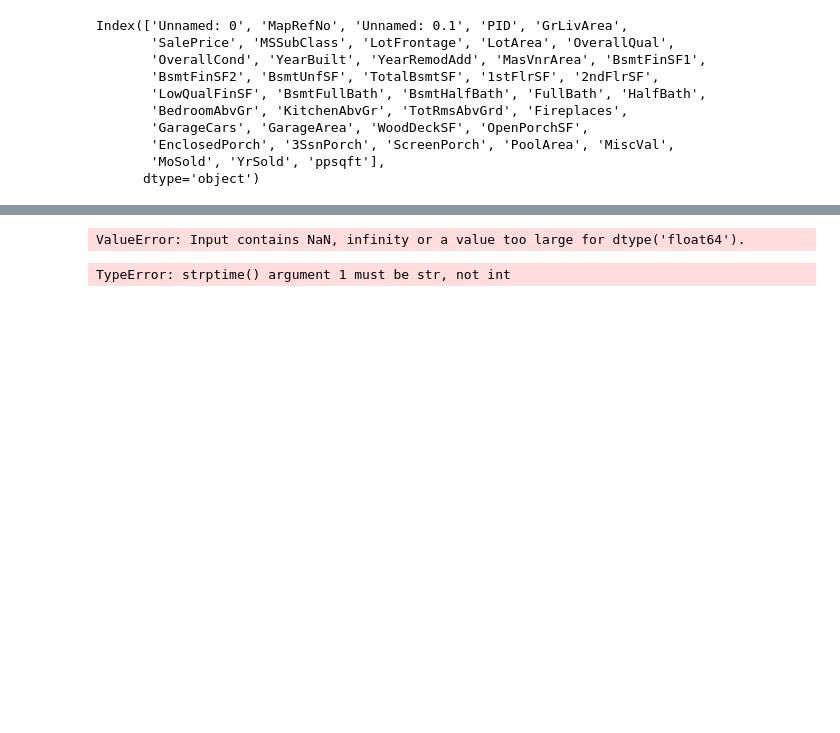
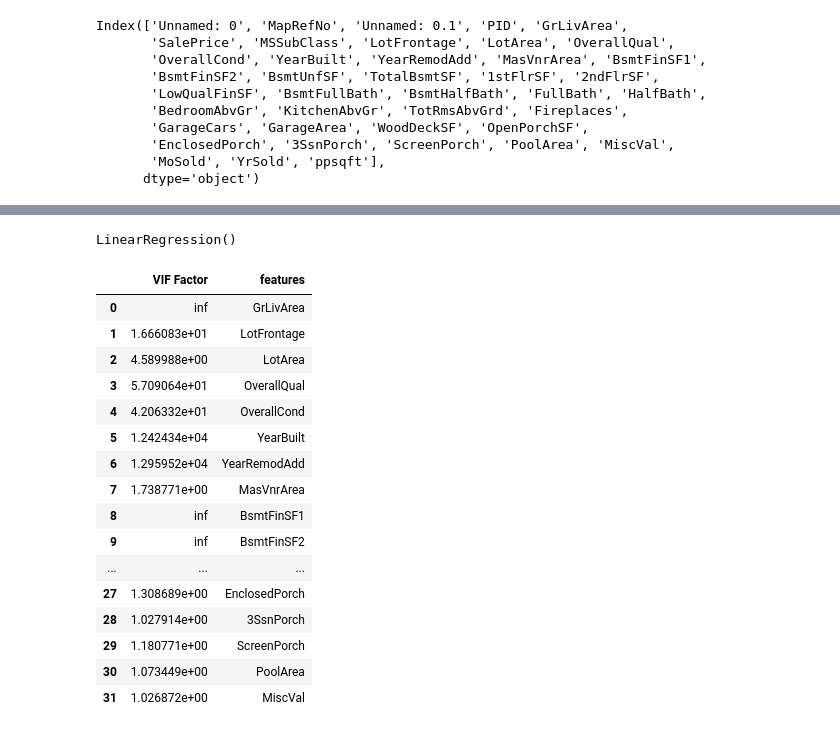
Before and after one commit to qwang27/Ames_Housing_ML, a Jupyter notebook: EDA_further_analysis.ipynb, the cells around one changed output, grey strips where cells are left out. Saved outputs shown, nothing was run; the diff lists cells and outputs as text; code cells hidden in the pictures; blank space fills up the shorter version.

```diff
--- a/EDA_further_analysis.ipynb
+++ b/EDA_further_analysis.ipynb
@@ -85,7 +85,9 @@ Index(['Unnamed: 0', 'MapRefNo', 'Unnamed: 0.1', 'PID', 'GrLivArea',
 log_p = np.log10(HousePrice1['SalePrice'])
 num_features = HousePrice1._get_numeric_data()  \
  .drop(['Unnamed: 0', 'MapRefNo', 'Unnamed: 0.1',\
-       'PID','MSSubClass','MoSold', 'YrSold', 'ppsqft','SalePrice'], axis = 1)
+       'PID','MSSubClass','MoSold', 'YrSold', \#'ppsqft',
+        'SalePrice'], axis = 1)
 X = num_features
 y = HousePrice1['SalePrice']
-X.info()
+col = HousePrice1.columns
+catcols = [col for col in HousePrice1.columns if col not in num_features.columns]
@@ -115,11 +119,33 @@ from sklearn import datasets
 from sklearn.model_selection import train_test_split
 X_train, X_test, y_train, y_test = train_test_split(num_features, y, test_size = 0.3, random_state = 42)
 from statsmodels.stats.outliers_influence import variance_inflation_factor
-# %%
-ols = LinearRegression()
-ols.fit(X_train, y_train)
-# %% [output]
-ValueError: Input contains NaN, infinity or a value too large for dtype('float64').
+# %%
+ols = LinearRegression()
+ols.fit(X_train, y_train)
+# %% [output]
+LinearRegression()
 # %%
+vif = pd.DataFrame()
+vif['VIF Factor'] = [variance_inflation_factor(X_train.values, i) for i in range(X_train.shape[1])]
+vif['features'] = X_train.columns
+vif
+
+# Next fit a lasso, ridge and elastic net
 # %% [output]
-TypeError: strptime() argument 1 must be str, not int
+|  | VIF Factor | features |
+| 0 | inf | GrLivArea |
+| 1 | 1.666083e+01 | LotFrontage |
+| 2 | 4.589988e+00 | LotArea |
+| 3 | 5.709064e+01 | OverallQual |
+| 4 | 4.206332e+01 | OverallCond |
+| 5 | 1.242434e+04 | YearBuilt |
+| 6 | 1.295952e+04 | YearRemodAdd |
+| 7 | 1.738771e+00 | MasVnrArea |
+| 8 | inf | BsmtFinSF1 |
+| 9 | inf | BsmtFinSF2 |
+| ... | ... | ... |
+| 27 | 1.308689e+00 | EnclosedPorch |
+| 28 | 1.027914e+00 | 3SsnPorch |
+| 29 | 1.180771e+00 | ScreenPorch |
+| 30 | 1.073449e+00 | PoolArea |
+| 31 | 1.026872e+00 | MiscVal |
```
Also changed, not shown: parts of 3 cells of this notebook.
